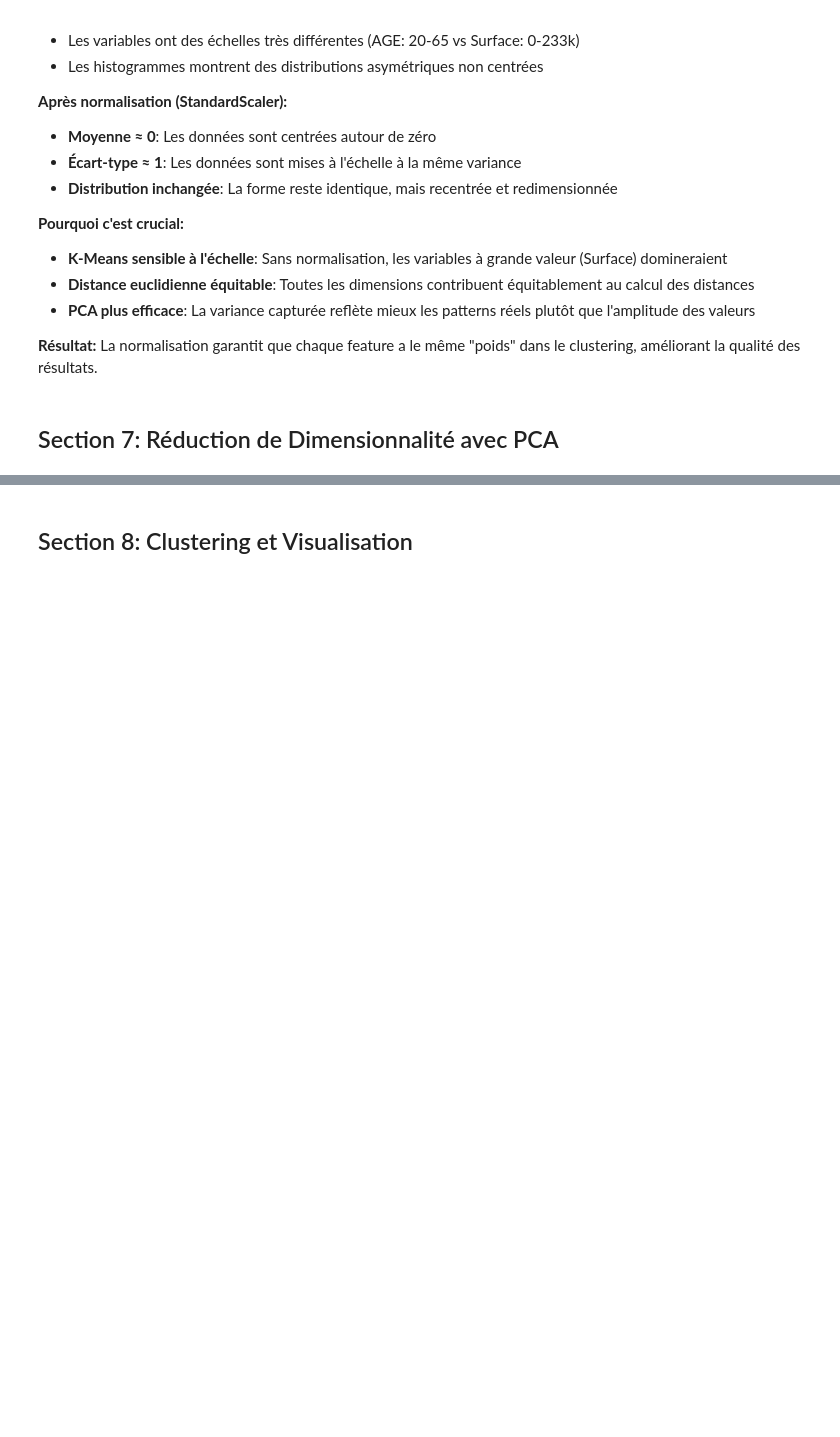
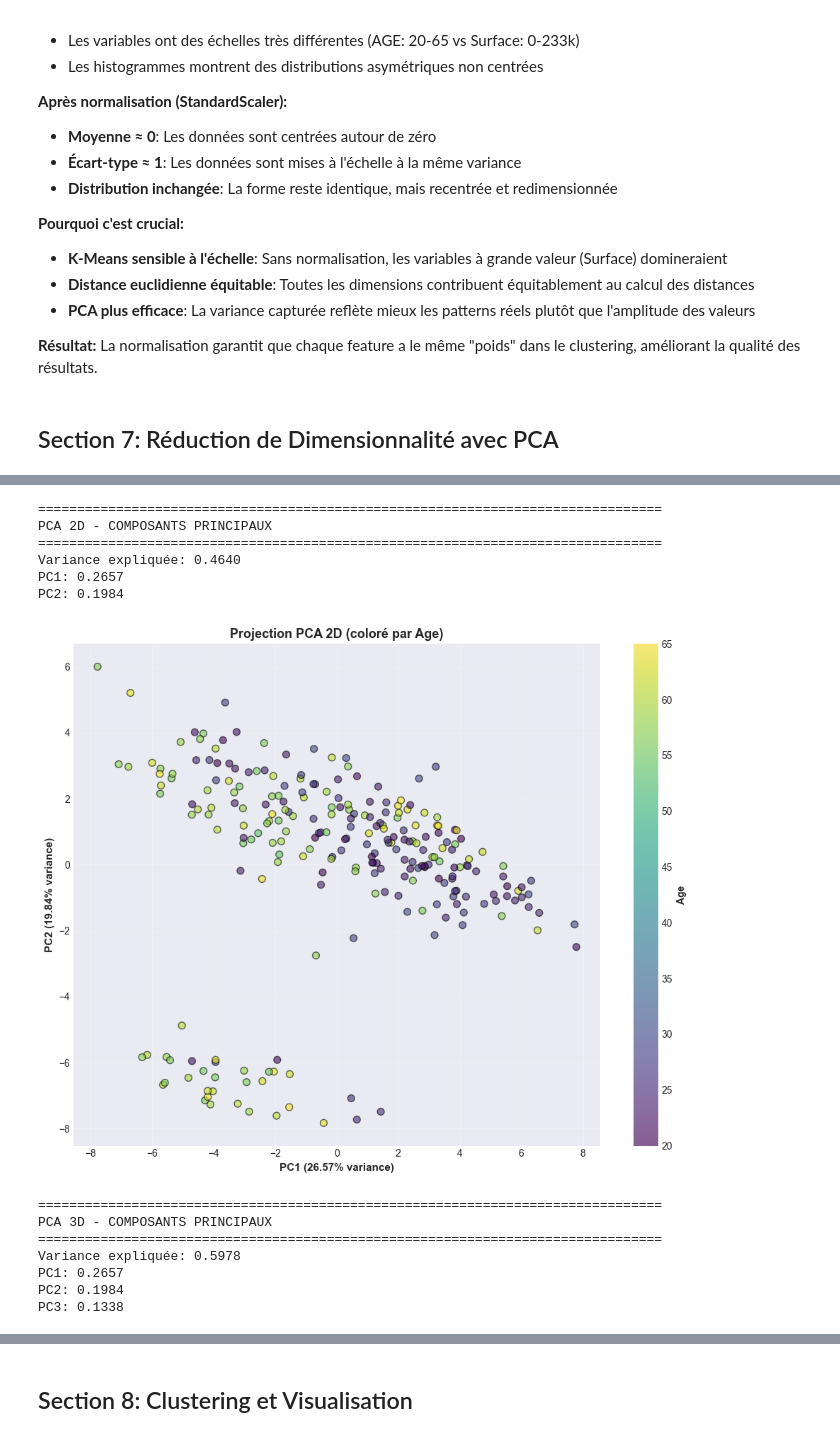
Before and after one commit to MB-BdeB/CoursIA, a Jupyter notebook: A58-Algo_Non_Sup/EDA_Unsupervised_SKINS.ipynb, the cells around one changed output, grey strips where cells are left out. Saved outputs shown, nothing was run; the diff lists cells and outputs as text; code cells hidden in the pictures; blank space fills up the shorter version.

```diff
--- a/A58-Algo_Non_Sup/EDA_Unsupervised_SKINS.ipynb
+++ b/A58-Algo_Non_Sup/EDA_Unsupervised_SKINS.ipynb
@@ -764,32 +730,56 @@ print(f"PC2: {pca_2d.explained_variance_ratio_[1]:.4f}")
 # Visualiser les données en 2D
 plt.figure(figsize=(10, 8))
 scatter = plt.scatter(X_pca_2d[:, 0], X_pca_2d[:, 1],
-                     c=df_clean['AGE'], cmap='viridis', s=50, alpha=0.6, edgecolors='black')
+                     c=df['AGE'], cmap='viridis', s=50, alpha=0.6, edgecolors='black')
 plt.xlabel(f'PC1 ({pca_2d.explained_variance_ratio_[0]:.2%} variance)', fontsize=11, fontweight='bold')
 plt.ylabel(f'PC2 ({pca_2d.explained_variance_ratio_[1]:.2%} variance)', fontsize=11, fontweight='bold')
 plt.title('Projection PCA 2D (coloré par Age)', fontsize=13, fontweight='bold')
 cbar = plt.colorbar(scatter)
 cbar.set_label('Age', fontsize=10, fontweight='bold')
 plt.grid(True, alpha=0.3)
 plt.tight_layout()
 plt.show()
 
+
+print("\n" + "=" * 80)
+print("PCA 3D - COMPOSANTS PRINCIPAUX")
+print("=" * 80)
+print(f"Variance expliquée: {pca_3d.explained_variance_ratio_.sum():.4f}")
+print(f"PC1: {pca_3d.explained_variance_ratio_[0]:.4f}")
+print(f"PC2: {pca_3d.explained_variance_ratio_[1]:.4f}")
+print(f"PC3: {pca_3d.explained_variance_ratio_[2]:.4f}")
+
 # Visualiser les données en 3D
 from mpl_toolkits.mplot3d import Axes3D
 
 fig = plt.figure(figsize=(12, 9))
 ax = fig.add_subplot(111, projection='3d')
 
 scatter = ax.scatter(X_pca_3d[:, 0], X_pca_3d[:, 1], X_pca_3d[:, 2],
-                    c=df_clean['AGE'], cmap='viridis', s=50, alpha=0.6, edgecolors='black')
+                    c=df['AGE'], cmap='viridis', s=50, alpha=0.6, edgecolors='black')
 
 ax.set_xlabel(f'PC1 ({pca_3d.explained_variance_ratio_[0]:.2%})', fontsize=10, fontweight='bold')
 ax.set_ylabel(f'PC2 ({pca_3d.explained_variance_ratio_[1]:.2%})', fontsize=10, fontweight='bold')
 ax.set_zlabel(f'PC3 ({pca_3d.explained_variance_ratio_[2]:.2%})', fontsize=10, fontweight='bold')
 ax.set_title('Projection PCA 3D (coloré par Age)', fontsize=13, fontweight='bold')
 
 cbar = plt.colorbar(scatter, pad=0.1, shrink=0.8)
 cbar.set_label('Age', fontsize=10, fontweight='bold')
 
 plt.tight_layout()
 plt.show()
+# %% [output]
+================================================================================
+PCA 2D - COMPOSANTS PRINCIPAUX
+================================================================================
+Variance expliquée: 0.4640
+PC1: 0.2657
+PC2: 0.1984
+[figure, added]
+================================================================================
+PCA 3D - COMPOSANTS PRINCIPAUX
+================================================================================
+Variance expliquée: 0.5978
+PC1: 0.2657
+PC2: 0.1984
+PC3: 0.1338
```
Also changed, not shown: parts of 18 cells of this notebook, 1 other file.
